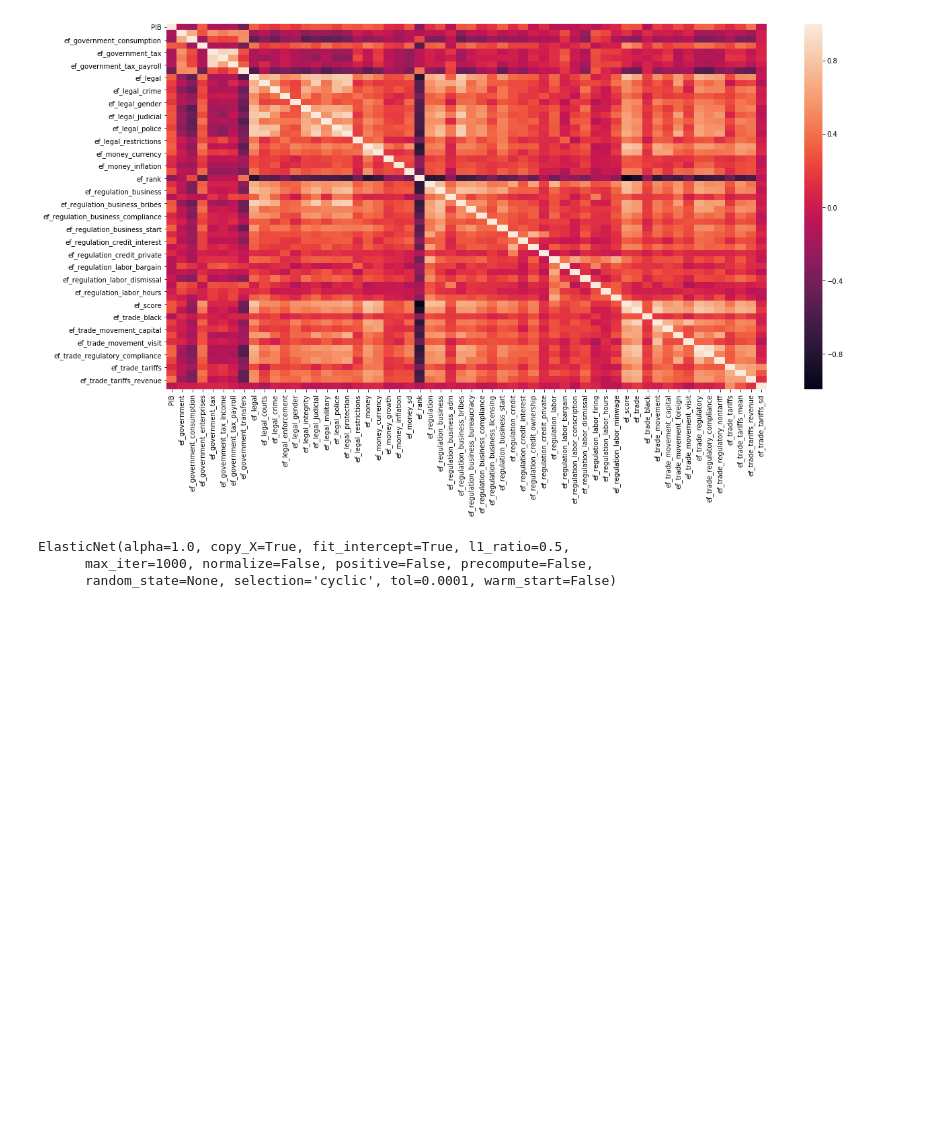
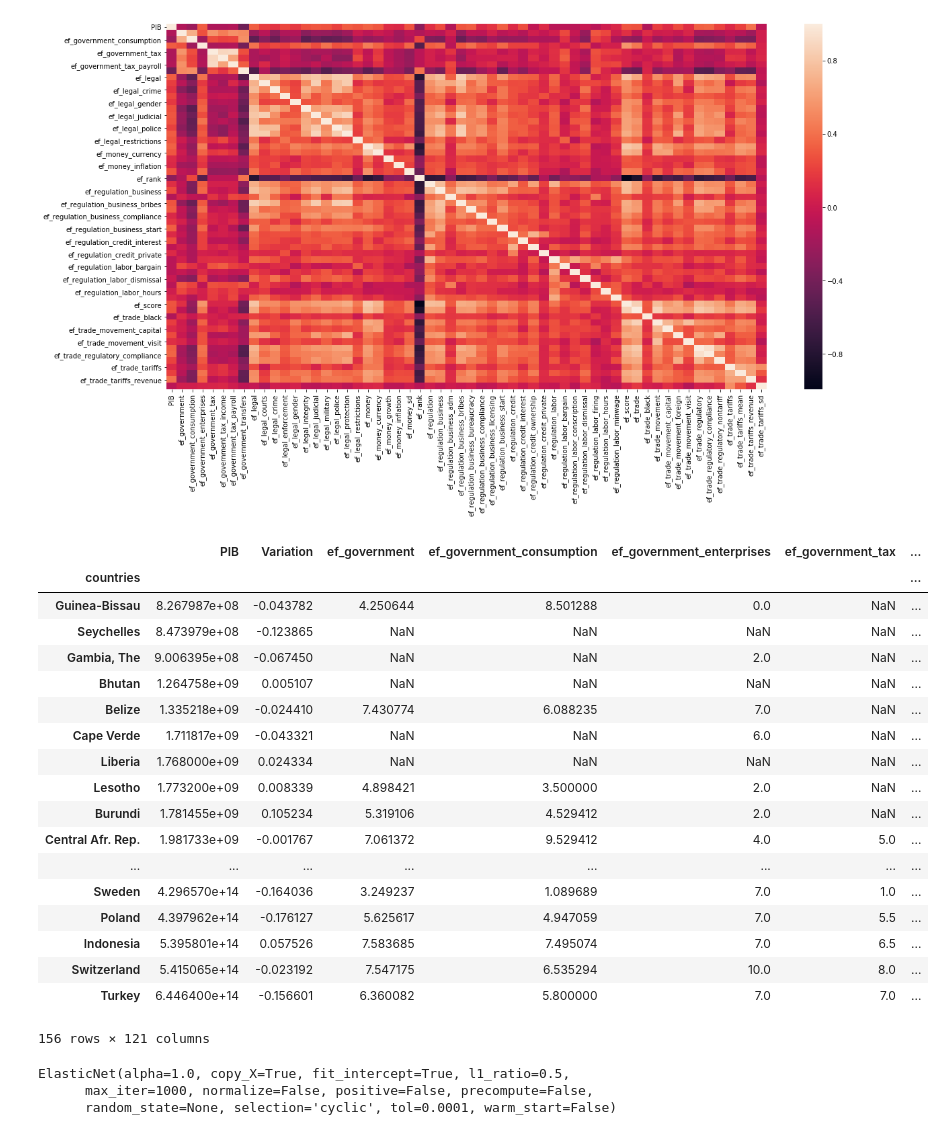
Before and after one commit to millerraycell/Team-Miracle_Machine-Learning, a Jupyter notebook: Notebook/Prototype.ipynb, the cells around one changed output. Saved outputs shown, nothing was run; the diff lists cells and outputs as text; code cells hidden in the pictures; blank space fills up the shorter version.

```diff
--- a/Notebook/Prototype.ipynb
+++ b/Notebook/Prototype.ipynb
@@ -62,6 +84,28 @@ X_train, X_test, y_train, y_test = train_test_split(X, y, test_size=.3,random_st
 complete = pd.read_csv('../Datasets/CompleteDataset.csv')
 # %%
 table = pd.pivot_table(complete,values=complete.columns.to_list()[4:],index=['year','countries'],dropna=True)
+# %%
+table.xs(2009).sort_values('PIB')
+# %% [output]
+|  | PIB | Variation | ef_government | ef_government_consumption | ef_government_enterprises | ef_government_tax | ... |
+| countries |  |  |  |  |  |  | ... |
+| Guinea-Bissau | 8.267987e+08 | -0.043782 | 4.250644 | 8.501288 | 0.0 | NaN | ... |
+| Seychelles | 8.473979e+08 | -0.123865 | NaN | NaN | NaN | NaN | ... |
+| Gambia, The | 9.006395e+08 | -0.067450 | NaN | NaN | 2.0 | NaN | ... |
+| Bhutan | 1.264758e+09 | 0.005107 | NaN | NaN | NaN | NaN | ... |
+| Belize | 1.335218e+09 | -0.024410 | 7.430774 | 6.088235 | 7.0 | NaN | ... |
+| Cape Verde | 1.711817e+09 | -0.043321 | NaN | NaN | 6.0 | NaN | ... |
+| Liberia | 1.768000e+09 | 0.024334 | NaN | NaN | NaN | NaN | ... |
+| Lesotho | 1.773200e+09 | 0.008339 | 4.898421 | 3.500000 | 2.0 | NaN | ... |
+| Burundi | 1.781455e+09 | 0.105234 | 5.319106 | 4.529412 | 2.0 | NaN | ... |
+| Central Afr. Rep. | 1.981733e+09 | -0.001767 | 7.061372 | 9.529412 | 4.0 | 5.0 | ... |
+| ... | ... | ... | ... | ... | ... | ... | ... |
+| Sweden | 4.296570e+14 | -0.164036 | 3.249237 | 1.089689 | 7.0 | 1.0 | ... |
+| Poland | 4.397962e+14 | -0.176127 | 5.625617 | 4.947059 | 7.0 | 5.5 | ... |
+| Indonesia | 5.395801e+14 | 0.057526 | 7.583685 | 7.495074 | 7.0 | 6.5 | ... |
+| Switzerland | 5.415065e+14 | -0.023192 | 7.547175 | 6.535294 | 10.0 | 8.0 | ... |
+| Turkey | 6.446400e+14 | -0.156601 | 6.360082 | 5.800000 | 7.0 | 7.0 | ... |
+156 rows × 121 columns
 # %%
 comp_2015 = table.xs(2015)
 comp_2015 = comp_2015.fillna(0)
```
Also changed, not shown: parts of 3 cells of this notebook, 2 other files.
